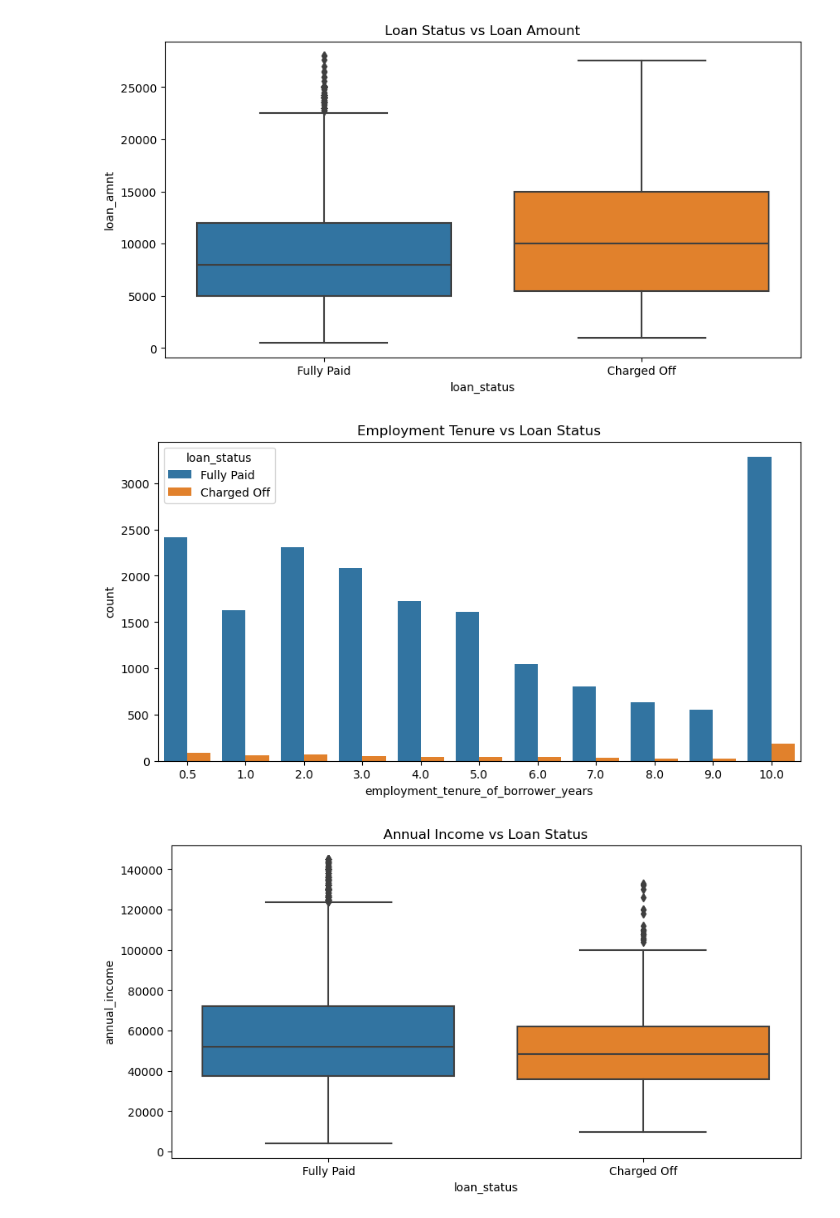
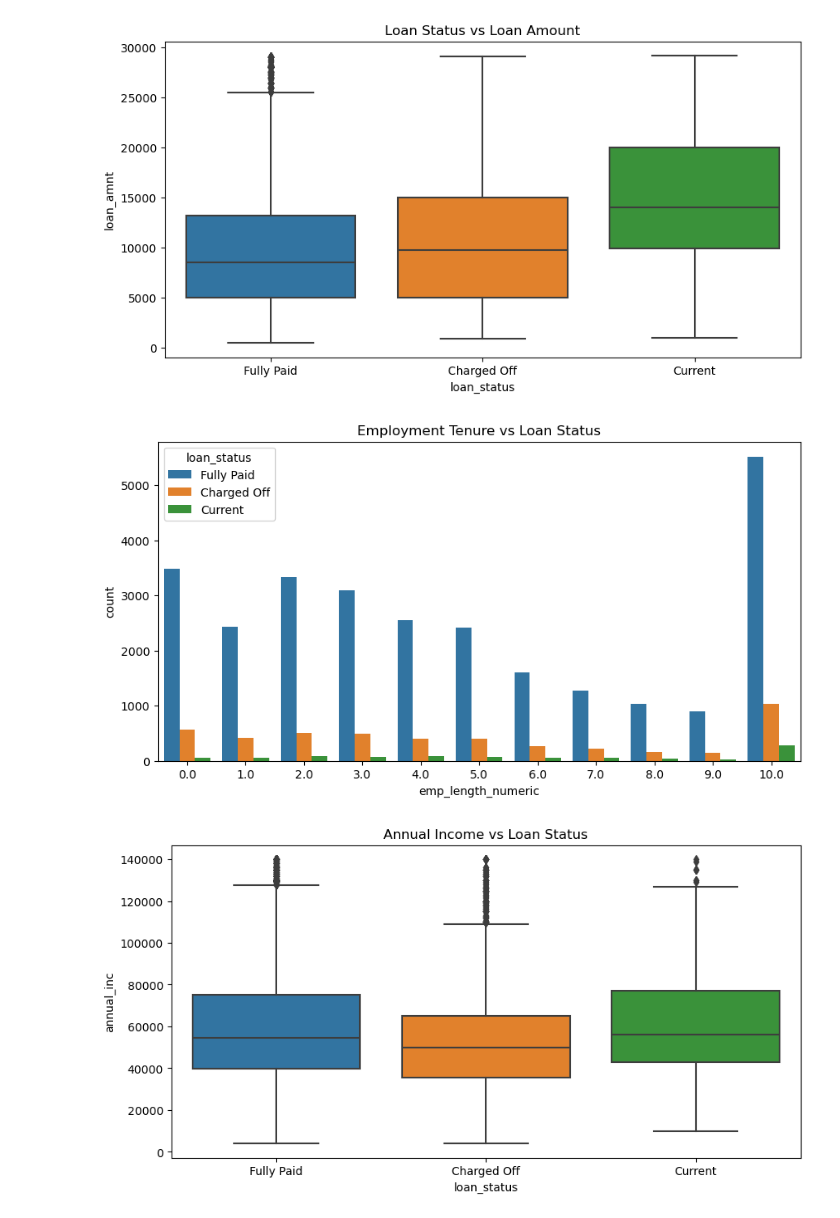
Before and after one commit to ramyaam/LendingClubCaseStudy, a Jupyter notebook: Lending_Club_CaseStudy.ipynb, the cells around one changed output. Saved outputs shown, nothing was run; the diff lists cells and outputs as text; code cells hidden in the pictures.

```diff
--- a/Lending_Club_CaseStudy.ipynb
+++ b/Lending_Club_CaseStudy.ipynb
@@ -1,7 +1,8 @@
 # %%
-#Importing libraries
+# 1. Load the Data
+
 import pandas as pd
 
-#Load the dataset
 file_path = 'loan.csv'
-df = pd.read_csv(file_path)
+df = pd.read_csv(file_path, low_memory=False) #To avoid the warning but may not solve the underlying issue of mixed data types.
+df.head()
@@ -41,0 +102,3 @@ df.head()
+# %%
+#Converting  int_rate to numeric
+df['int_rate_numeric'] = df['int_rate'].str.rstrip('%').astype('float')
@@ -41,0 +144,13 @@ df.head()
+# %%
+# Analyzing Patterns of Loan Defaulters
+
+# Define a column indicating default status
+df['default'] = df['loan_status'].apply(lambda x: 1 if x in ['Charged Off', 'Default', 'Late (31-120 days)'] else 0)
+
+# Analyze default rates by loan grade
+default_rate_by_grade = df.groupby('grade')['default'].mean()
+print(default_rate_by_grade)
+
+# Analyze default rates by employment length
+default_rate_by_emp_length = df.groupby('emp_length')['default'].mean()
+print(default_rate_by_emp_length)
@@ -42,6 +175,7 @@ df.head()
 # %%
 import seaborn as sns
 import matplotlib.pyplot as plt
+
 
 #plot graph for Loan status vs Loan Amount
 
@@ -52,45 +186,51 @@ plt.show()
 
 #employment Tensure vs Loan Status
 plt.figure(figsize=(10,5))
-sns.countplot(x='employment_tenure_of_borrower_years',hue='loan_status',data=df)
+sns.countplot(x='emp_length_numeric',hue='loan_status',data=df)
 plt.title('Employment Tenure vs Loan Status')
 plt.show()
 
 #Home Ownership vs Loan Status
 plt.figure(figsize=(10,5))
-sns.boxplot(x='loan_status',y='annual_income',data=df)
+sns.boxplot(x='loan_status',y='annual_inc',data=df)
 plt.title('Annual Income vs Loan Status')
 plt.show()
 
 #Purpose vs Loan Status
 plt.figure(figsize=(10,5))
 sns.countplot(x='purpose',hue='loan_status',data=df)
 plt.title('Purpose vs Loan Status')
 plt.xticks(rotation=90)
 plt.show()
 
 #Terms in months vs Loan Status
 plt.figure(figsize=(10,5))
-sns.countplot(x='term_in_months',hue='loan_status',data=df)
-plt.title('Term in months vs Loan Status')
+sns.countplot(x='term',hue='loan_status',data=df)
+plt.title('Term vs Loan Status')
 plt.show()
 
 #Grade vs Loan Status
 plt.figure(figsize=(10,5))
 sns.countplot(x='grade',hue='loan_status',data=df)
 plt.title('Grade vs Loan Status')
 plt.show()
 
 
 # convert int_rate to numeric
-df['int_rate_updated']=df['int_rate'].str.rstrip('%').astype('float')
+#df['int_rate_updated']=df['int_rate'].str.rstrip('%').astype('float')
 
 #Interst Rate vs Loan Status
 plt.figure(figsize=(10,5))
-sns.boxplot(x='loan_status',y='int_rate_updated',data=df)
+sns.boxplot(x='loan_status',y='int_rate_numeric',data=df)
 plt.title('Interest Rate vs Loan Status')
 plt.show()
+
+# Loan amount vs Annual income , color coded by Loan Status
+plt.figure(figsize=(10,6))
+sns.scatterplot(x='annual_inc',y='loan_amnt',hue='loan_status',data=df)
+plt.title('Loan amount vs annual income')
+plt.show()
 # %% [output]
-[figure, old version]
+[figure, new version]
-[figure, old version]
+[figure, new version]
-[figure, old version]
+[figure, new version]
```
Also changed, not shown: parts of 17 cells of this notebook.
